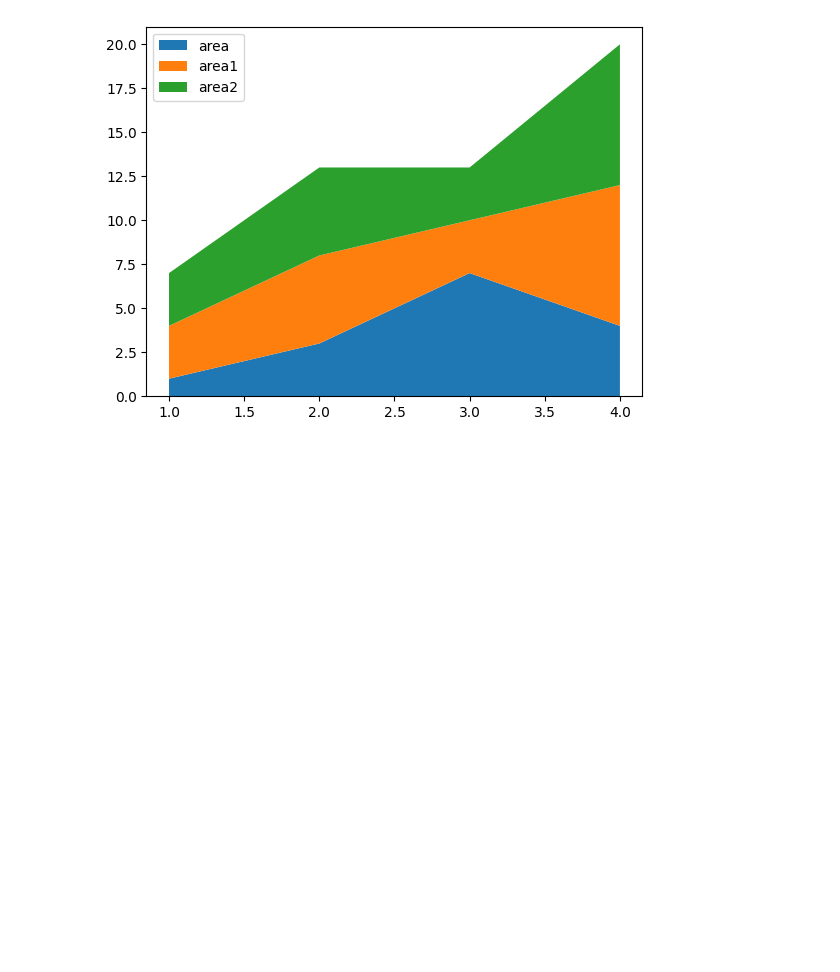
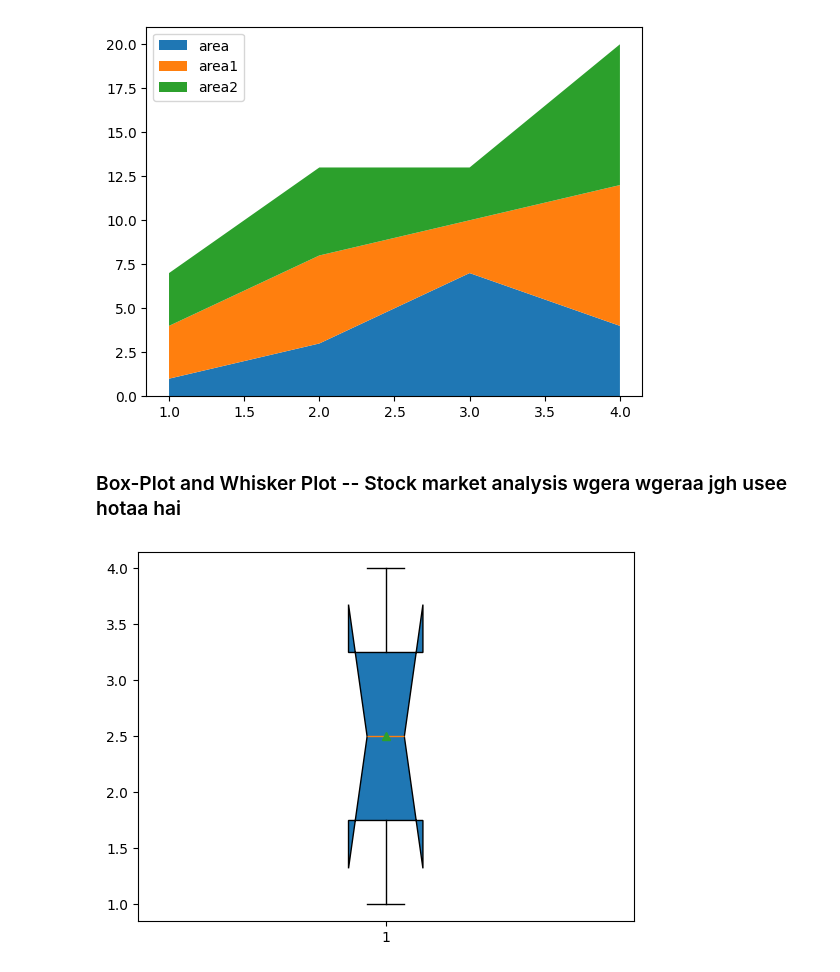
Before and after one commit to Ayushraj2141/isa-intern, a Jupyter notebook: Python_mathplotlib/understanding.ipynb, the cells around one changed output. Drawn from its saved outputs; the diff is of its cells as text; code cells hidden in the pictures; blank space fills up the shorter version.

```diff
--- a/Python_mathplotlib/understanding.ipynb
+++ b/Python_mathplotlib/understanding.ipynb
@@ -284,3 +287,33 @@ plt.legend()
 plt.show()
 # %% [output]
 [figure]
+# %% [markdown]
+### Box-Plot and Whisker Plot -- Stock market analysis wgera wgeraa jgh usee hotaa hai
+# %%
+import matplotlib.pyplot as plt
+
+x = [1,2,3,4] # agar zyadaa differnece hai toh outer layer show krtee hai o isse show hotaa haii
+
+'''
+yellow line -- median line
+1st quartile , 2nd quaartile and 3rd quartile -- from minimum to max value as from top to bottom
+isse aur thoraa detail mai dekhnaa
+blue wala part box plot
+line wala part -- whisky plot '''
+
+plt.boxplot(x,notch = True,patch_artist=True,showmeans=True) # isse ek green triangle milegaa jo mean of value show krrhaa haii
+# aur thoraa detaill mai dekhnaa ki ye sb individually  ek hi baar mai check krr sktee hai kyaa aisaa
+ # ek thoraa  v shape ka graph bnegaa aur detail baad mai dekhengee
+
+'''
+Box properties ko bhi change kiyaa jaa sktaa haii
+sym = "g+" --for green outlier with plus marking,
+boxprops = dict(colors = "r"),
+capprops = dict(colors="r")
+do boxplots bhii de sktee haii
+ek treeka ye bhi haii
+y = [x,x1] and fir y ko mention krdenaa plt k andr hii'''
+
+plt.show()
+# %% [output]
+[figure, added]
```
Also changed, not shown: parts of 5 cells of this notebook, 1 other file.
